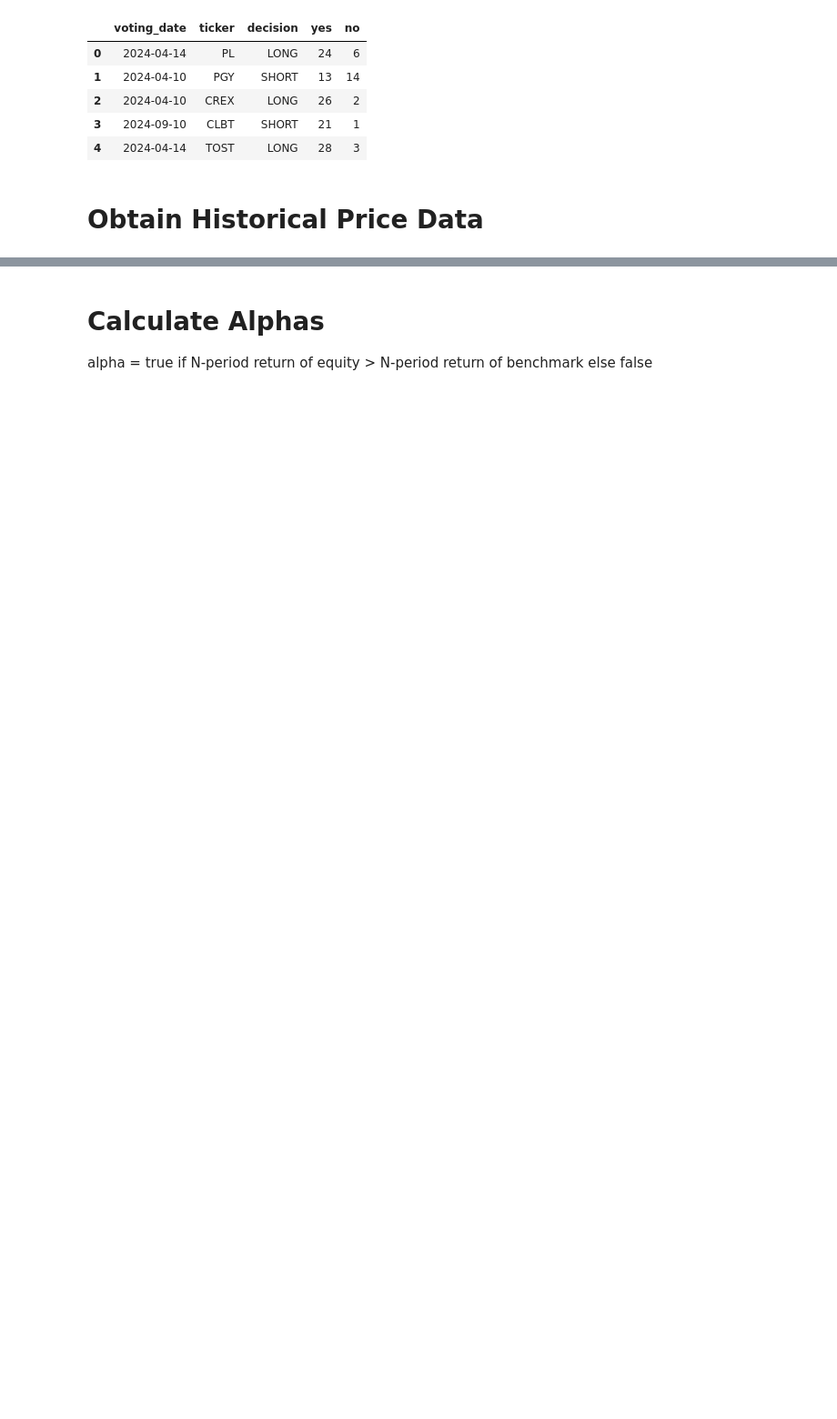
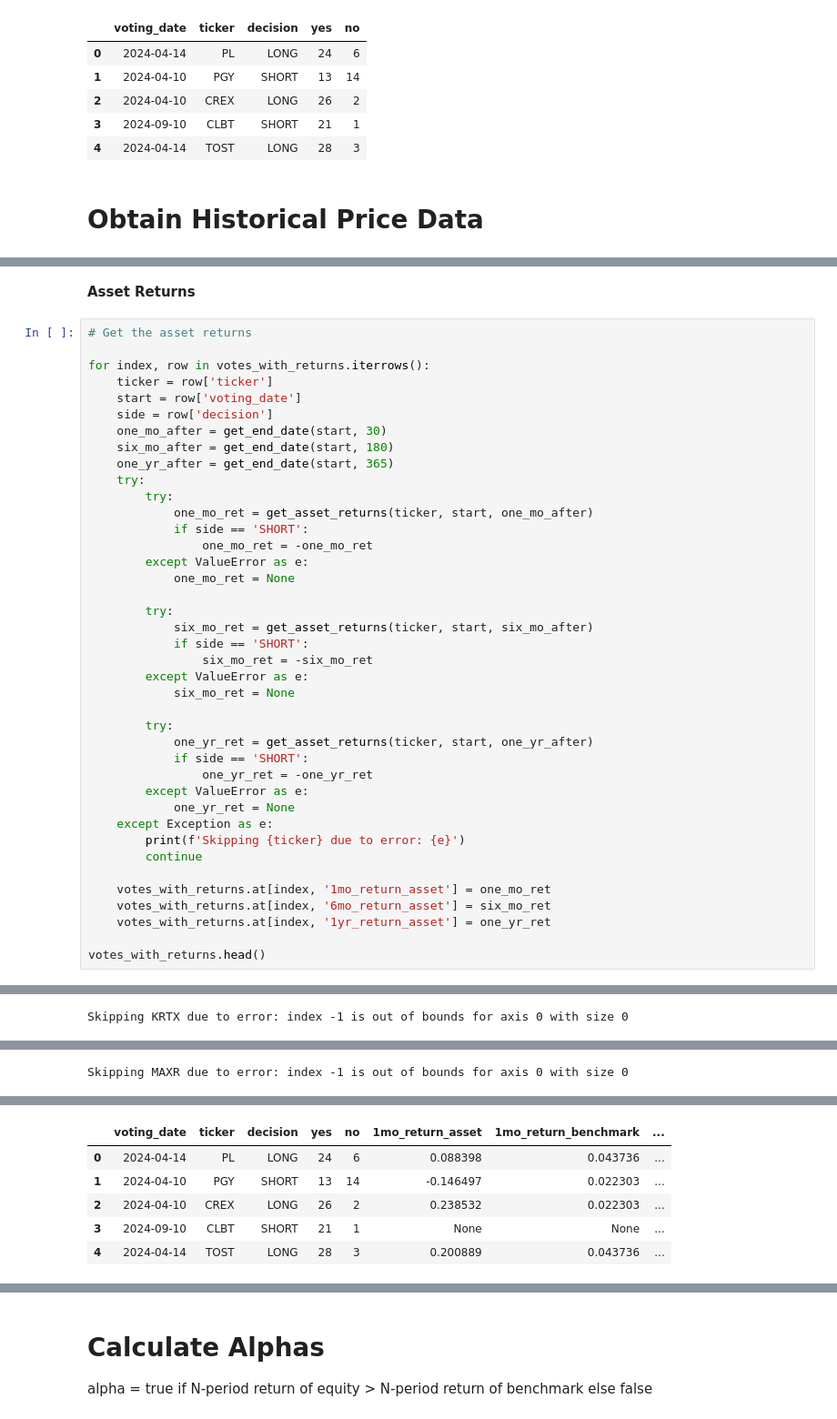
Before and after one commit to milesChild/svf_code, a Jupyter notebook: voting_alpha.ipynb, the cells around one changed output, grey strips where cells are left out. Shown at 91% size. Cells and saved outputs as stored; diff of their text form; blank space fills up the shorter version.

```diff
--- a/voting_alpha.ipynb
+++ b/voting_alpha.ipynb
@@ -39,0 +119,43 @@ TSLA: No data found for this date range, symbol may be delisted
+# %% [markdown]
+**Asset Returns**
+# %%
+# Get the asset returns
+
+for index, row in votes_with_returns.iterrows():
+    ticker = row['ticker']
+    start = row['voting_date']
+    side = row['decision']
+    one_mo_after = get_end_date(start, 30)
+    six_mo_after = get_end_date(start, 180)
+    one_yr_after = get_end_date(start, 365)
+    try:
+        try:
+            one_mo_ret = get_asset_returns(ticker, start, one_mo_after)
+            if side == 'SHORT':
+                one_mo_ret = -one_mo_ret
+        except ValueError as e:
+            one_mo_ret = None
+
+        try:
+            six_mo_ret = get_asset_returns(ticker, start, six_mo_after)
+            if side == 'SHORT':
+                six_mo_ret = -six_mo_ret
+        except ValueError as e:
+            six_mo_ret = None
+
+        try:
+            one_yr_ret = get_asset_returns(ticker, start, one_yr_after)
+            if side == 'SHORT':
+                one_yr_ret = -one_yr_ret
+        except ValueError as e:
+            one_yr_ret = None
+    except Exception as e:
+        print(f'Skipping {ticker} due to error: {e}')
+        continue
+
+    votes_with_returns.at[index, '1mo_return_asset'] = one_mo_ret
+    votes_with_returns.at[index, '6mo_return_asset'] = six_mo_ret
+    votes_with_returns.at[index, '1yr_return_asset'] = one_yr_ret
+
+votes_with_returns.head()
+# %% [output]
@@ -39,0 +179 @@ TSLA: No data found for this date range, symbol may be delisted
+Skipping KRTX due to error: index -1 is out of bounds for axis 0 with size 0
@@ -39,0 +197 @@ TSLA: No data found for this date range, symbol may be delisted
+Skipping MAXR due to error: index -1 is out of bounds for axis 0 with size 0
@@ -39,0 +215,6 @@ TSLA: No data found for this date range, symbol may be delisted
+|  | voting_date | ticker | decision | yes | no | 1mo_return_asset | 1mo_return_benchmark | ... |
+| 0 | 2024-04-14 | PL | LONG | 24 | 6 | 0.088398 | 0.043736 | ... |
+| 1 | 2024-04-10 | PGY | SHORT | 13 | 14 | -0.146497 | 0.022303 | ... |
+| 2 | 2024-04-10 | CREX | LONG | 26 | 2 | 0.238532 | 0.022303 | ... |
+| 3 | 2024-09-10 | CLBT | SHORT | 21 | 1 | None | None | ... |
+| 4 | 2024-04-14 | TOST | LONG | 28 | 3 | 0.200889 | 0.043736 | ... |
```
Also changed, not shown: parts of 13 cells of this notebook.
